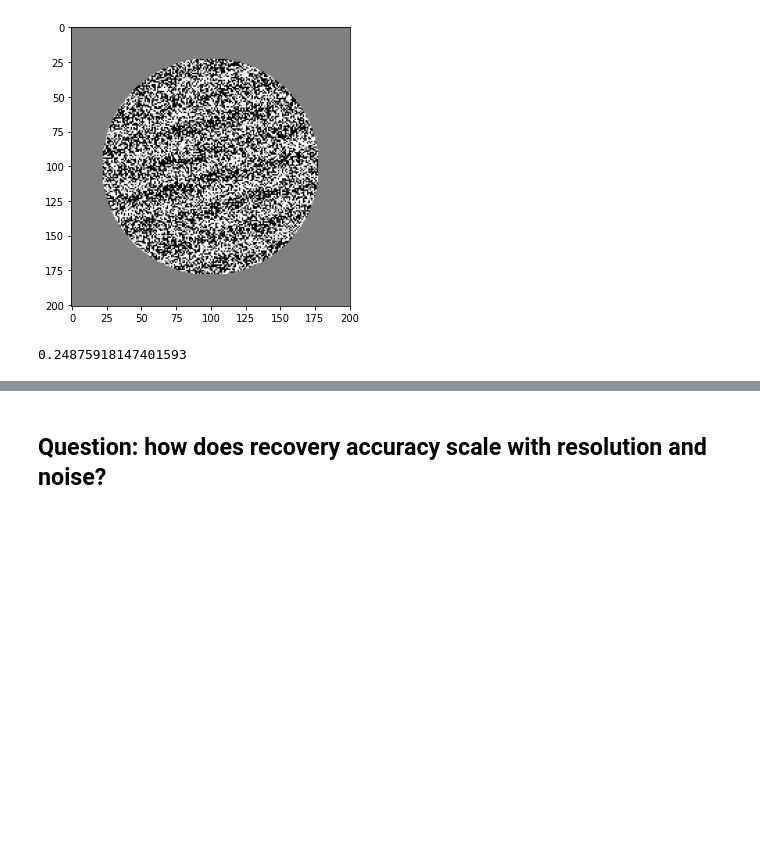
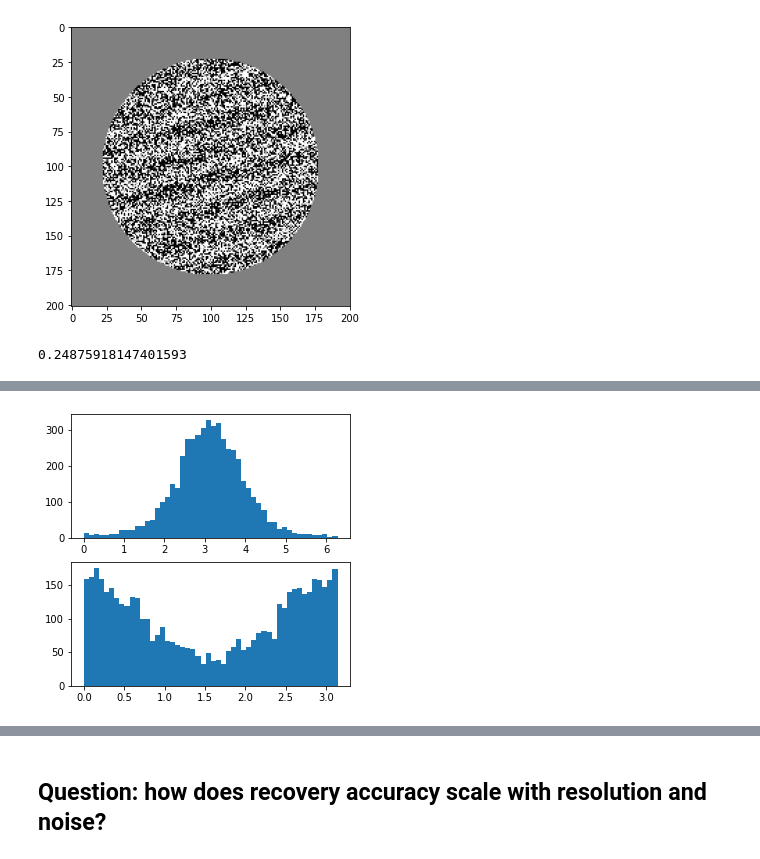
Before and after one commit to lrast/angleFinetuning, a Jupyter notebook: datageneration/visualization.ipynb, the cells around one changed output, grey strips where cells are left out. Drawn from its saved outputs; the diff is of its cells as text; code cells hidden in the pictures; blank space fills up the shorter version.

```diff
--- a/datageneration/visualization.ipynb
+++ b/datageneration/visualization.ipynb
@@ -131,0 +170,11 @@ searchForAngle(testimg, [0, np.pi], 1E-5, lambda angle: getGrating(10, angle))
+# %%
+samples = vonmises(2., np.pi).rvs(5000)
+
+figsize(5,5)
+plt.subplots(2,1)
+plt.subplot(2,1,1)
+plt.hist(samples, bins=50);
+plt.subplot(2,1,2)
+plt.hist(samples % np.pi, bins=50);
+# %% [output]
+[figure, added]
```
Also changed, not shown: parts of 8 cells of this notebook, 1 other file.
